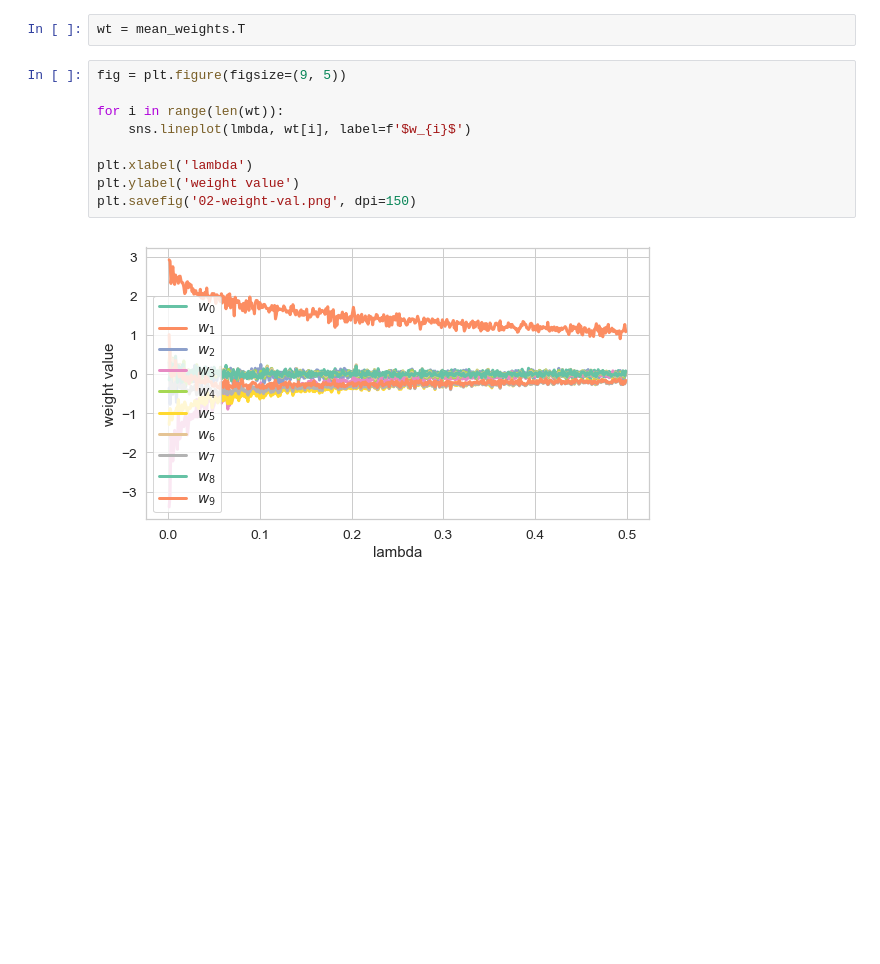
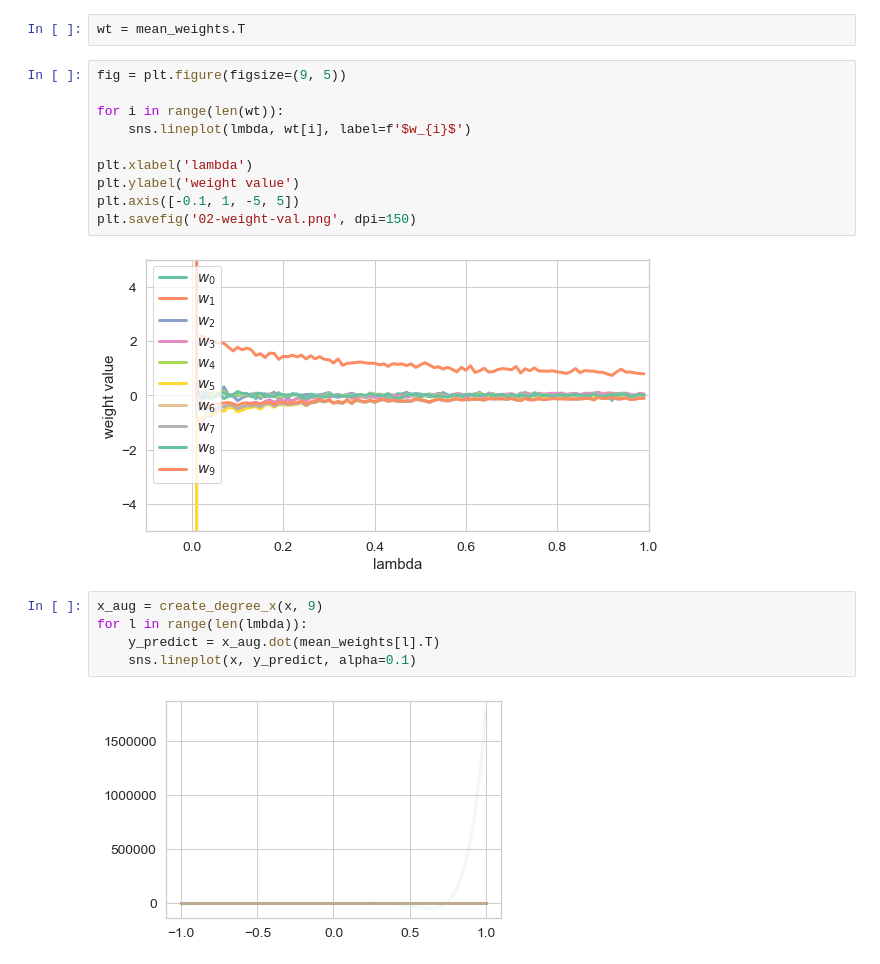
Before and after one commit to chuan-khuna/Datamining, a Jupyter notebook: CrossValidation/regularization_sin_poly9.ipynb, the cells around one changed output. Drawn from its saved outputs; the diff is of its cells as text; blank space fills up the shorter version.

```diff
--- a/CrossValidation/regularization_sin_poly9.ipynb
+++ b/CrossValidation/regularization_sin_poly9.ipynb
@@ -173,6 +175,14 @@ for i in range(len(wt)):
 
 plt.xlabel('lambda')
 plt.ylabel('weight value')
+plt.axis([-0.1, 1, -5, 5])
 plt.savefig('02-weight-val.png', dpi=150)
 # %% [output]
-[figure, old version]
+[figure, new version]
+# %%
+x_aug = create_degree_x(x, 9)
+for l in range(len(lmbda)):
+    y_predict = x_aug.dot(mean_weights[l].T)
+    sns.lineplot(x, y_predict, alpha=0.1)
+# %% [output]
+[figure, added]
```
Also changed, not shown: parts of 7 cells of this notebook, 12 other files.
